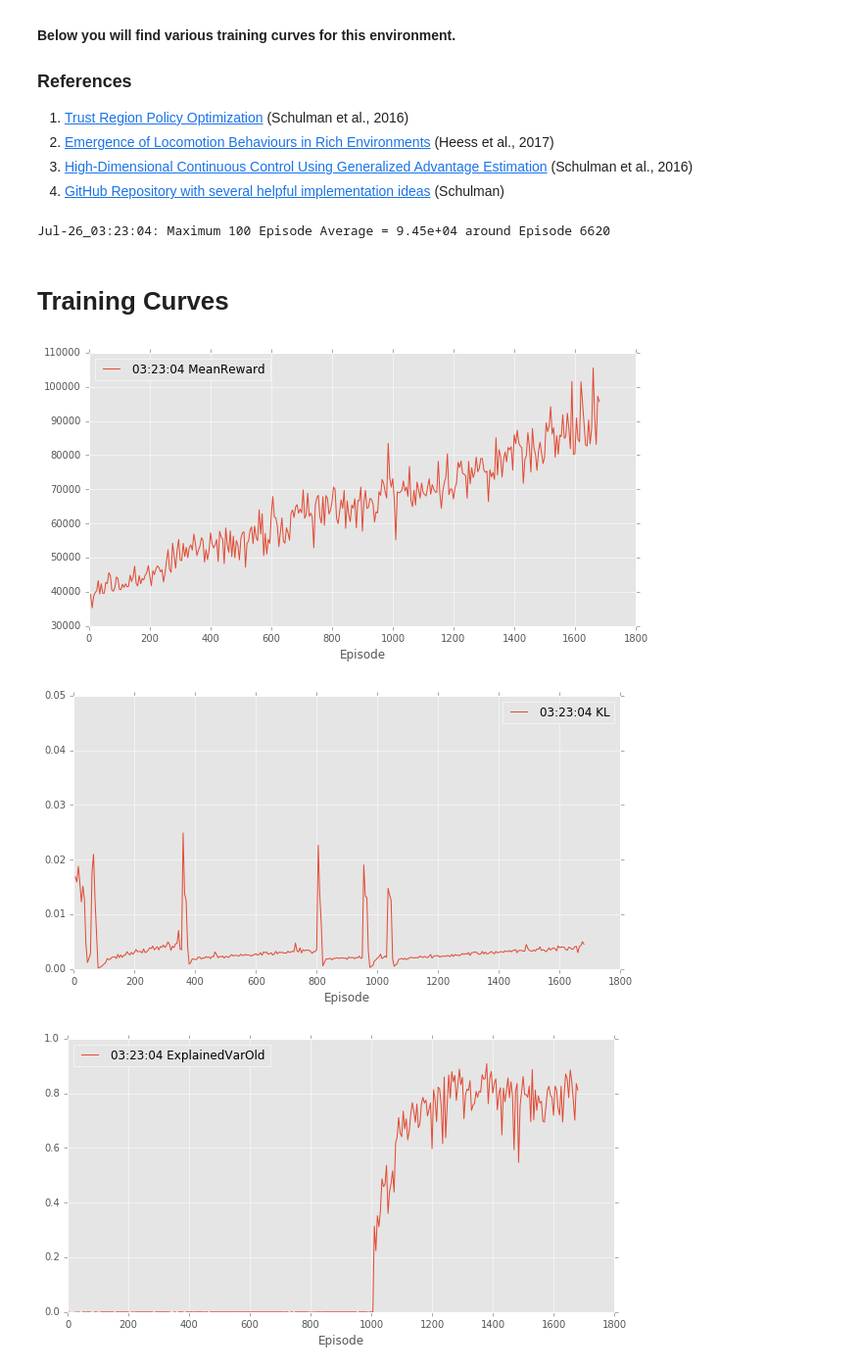
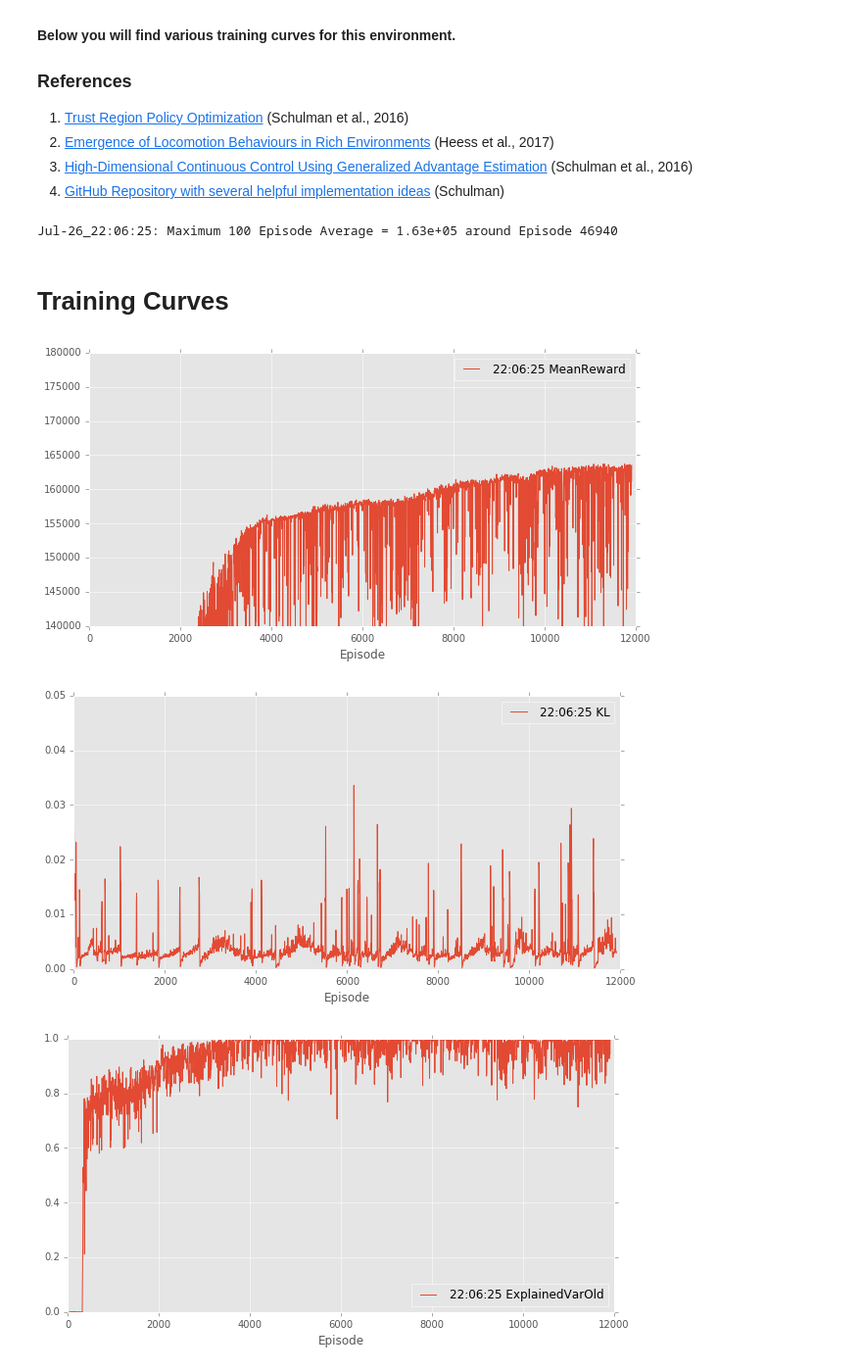
Before and after one commit to pat-coady/trpo, a Jupyter notebook: notebooks/humanoid_standup.ipynb, the cells around one changed output. Shown at 98% size. Drawn from its saved outputs; the diff is of its cells as text; code cells hidden in the pictures.

Commit message:
humanoid results

```diff
--- a/notebooks/humanoid_standup.ipynb
+++ b/notebooks/humanoid_standup.ipynb
@@ -37,7 +37,7 @@ Here are the key points:
 4. [GitHub Repository with several helpful implementation ideas](https://github.com/joschu/modular_rl) (Schulman)
 # %%
 # ENTER LIST OF LOG FILENAMES HERE:
-filepaths = ['../src/log-files/HumanoidStandup-v1/Jul-26_03:23:04/log.csv']
+filepaths = ['../src/log-files/HumanoidStandup-v1/Jul-26_22:06:25/log.csv']
 # %%
 import numpy as np
 import pandas as pd
@@ -58,18 +58,18 @@ for df, name in data:
     print('{}: Maximum 100 Episode Average = {:.3g} around Episode {}'
           .format(name, np.max(ma), np.argmax(ma)*20))
 # %% [output]
-Jul-26_03:23:04: Maximum 100 Episode Average = 9.45e+04 around Episode 6620
+Jul-26_22:06:25: Maximum 100 Episode Average = 1.63e+05 around Episode 46940
 # %% [markdown]
 # Training Curves
 # %%
 # Mean Reward, D_KL(pi_old || pi_new), and Value Function Explained Variance
-df_plot(data, '_Episode', ['_MeanReward'])
+df_plot(data, '_Episode', ['_MeanReward'], ylim=(140000, 180000))
 df_plot(data, '_Episode', ['KL'], ylim=(0,0.05))
 df_plot(data, '_Episode', ['ExplainedVarOld'], ylim=(0,1))
 # %% [output]
-[figure, old version]
+[figure, new version]
-[figure, old version]
+[figure, new version]
-[figure, old version]
+[figure, new version]
 # %%
 # Policy Entropy
 df_plot(data, '_Episode', ['PolicyEntropy'])
```
Also changed, not shown: parts of 6 cells of this notebook, 1 other file.
